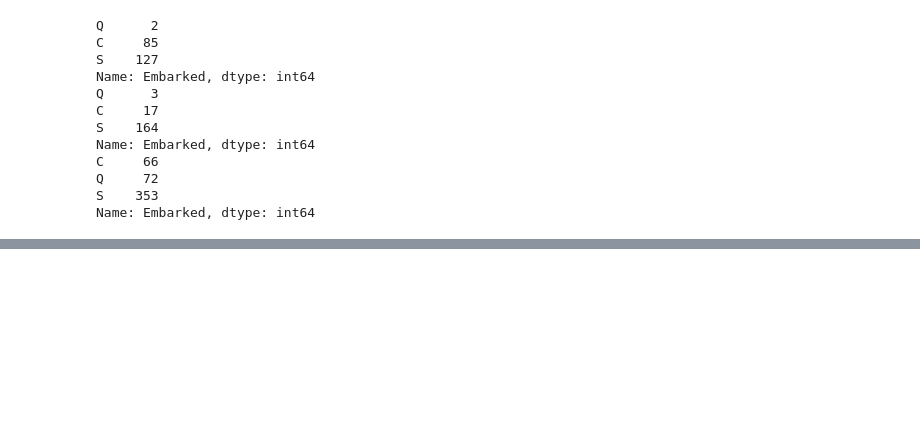
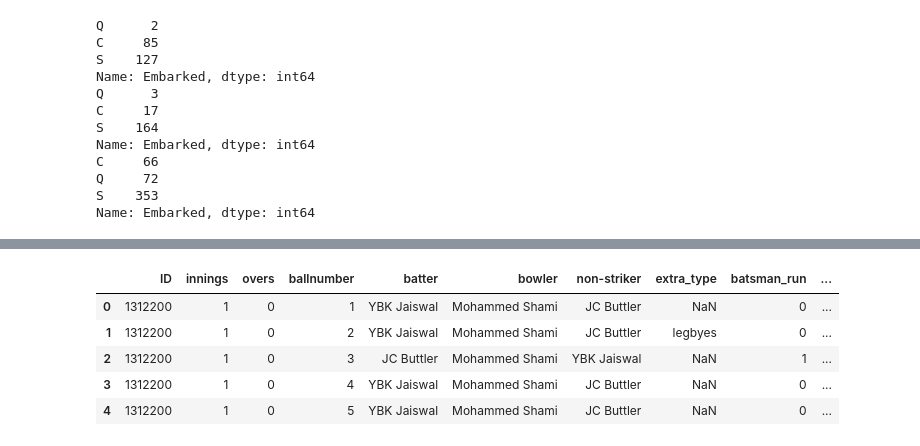
Before and after one commit to khadar786/CampusX, a Jupyter notebook: Tasks/Task 19.ipynb, the cells around one changed output, grey strips where cells are left out. Saved outputs shown, nothing was run; the diff lists cells and outputs as text; code cells hidden in the pictures; blank space fills up the shorter version.

```diff
--- a/Tasks/Task 19.ipynb
+++ b/Tasks/Task 19.ipynb
@@ -48,0 +165,2 @@ Name: Embarked, dtype: int64
+# %%
+balls=pd.read_csv("https://docs.google.com/spreadsheets/d/e/2PACX-1vRu6cb6Pj8C9elJc5ubswjVTObommsITlNsFy5X0EiBY7S-lsHEUqx3g_M16r50Ytjc0XQCdGDyzE_Y/pub?output=csv")
@@ -48,0 +174,9 @@ Name: Embarked, dtype: int64
+# %%
+balls.head()
+# %% [output]
+|  | ID | innings | overs | ballnumber | batter | bowler | non-striker | extra_type | batsman_run | ... |
+| 0 | 1312200 | 1 | 0 | 1 | YBK Jaiswal | Mohammed Shami | JC Buttler | NaN | 0 | ... |
+| 1 | 1312200 | 1 | 0 | 2 | YBK Jaiswal | Mohammed Shami | JC Buttler | legbyes | 0 | ... |
+| 2 | 1312200 | 1 | 0 | 3 | JC Buttler | Mohammed Shami | YBK Jaiswal | NaN | 1 | ... |
+| 3 | 1312200 | 1 | 0 | 4 | YBK Jaiswal | Mohammed Shami | JC Buttler | NaN | 0 | ... |
+| 4 | 1312200 | 1 | 0 | 5 | YBK Jaiswal | Mohammed Shami | JC Buttler | NaN | 0 | ... |
```
Also changed, not shown: parts of 9 cells of this notebook, 1 other file.
